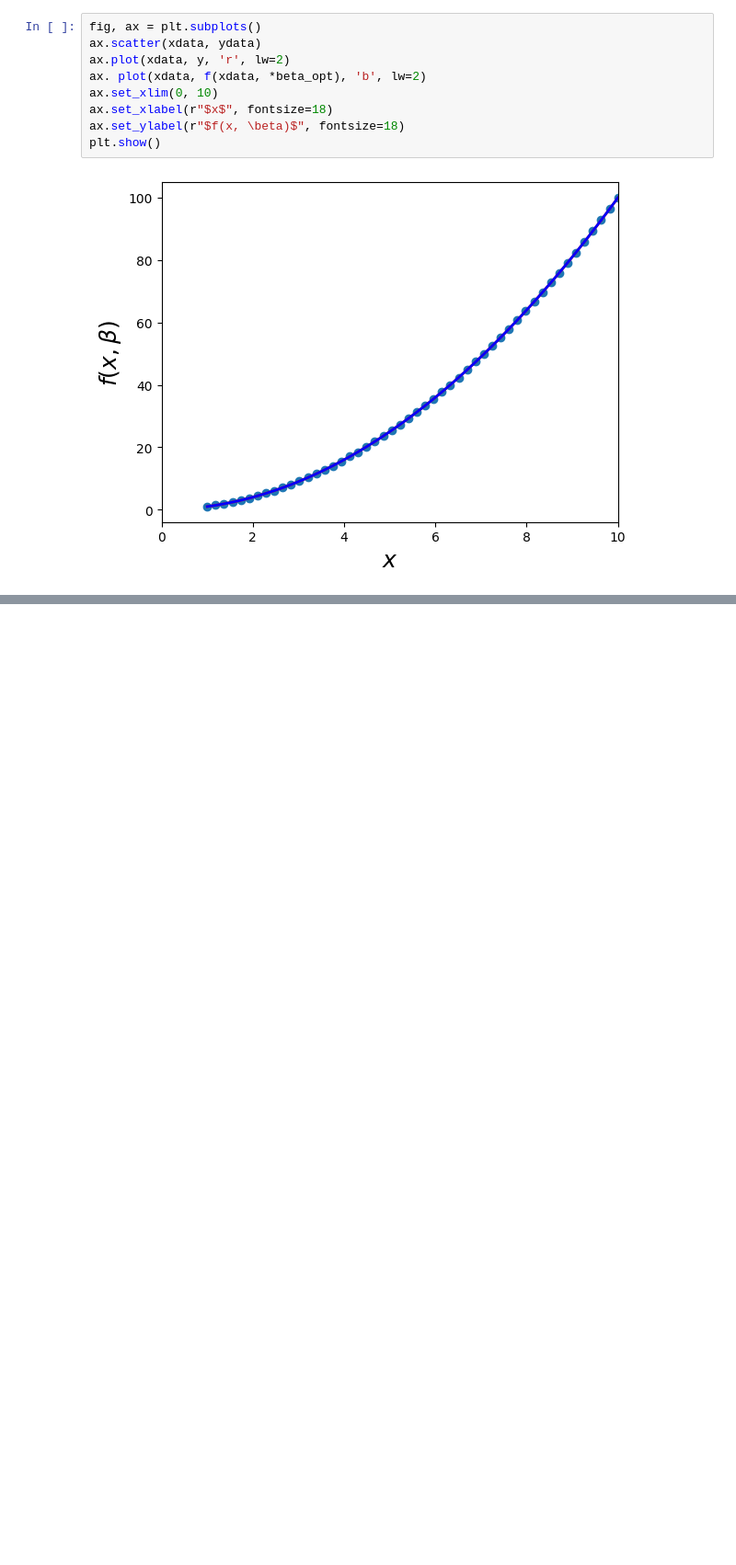
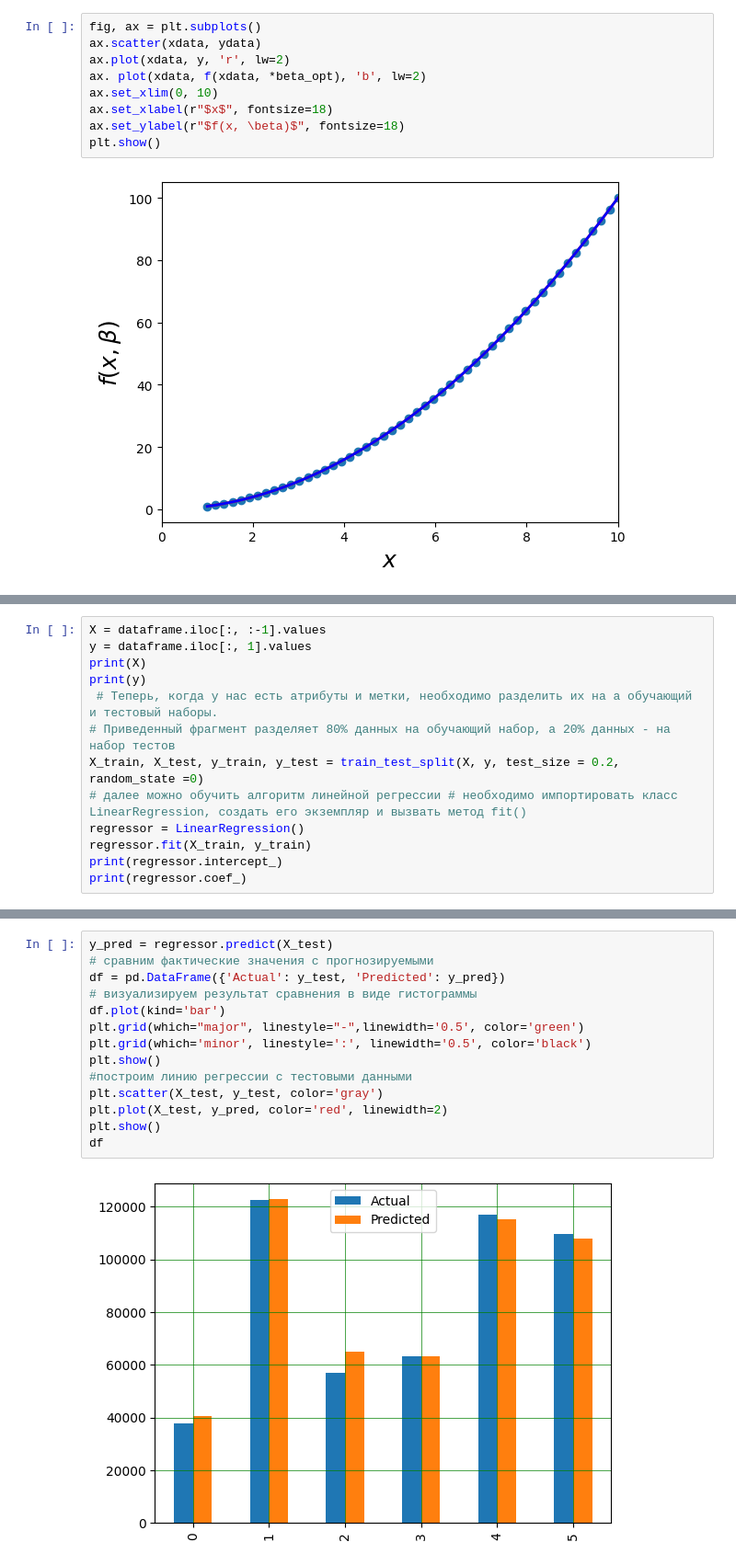
Before and after one commit to smurfac4/FUCKING-SHIT, a Jupyter notebook: ии/4/4.ipynb, the cells around one changed output, grey strips where cells are left out. Shown: that part at 92% size. Drawn from its saved outputs; the diff is of its cells as text; blank space fills up the shorter version.

```diff
--- a/ии/4/4.ipynb
+++ b/ии/4/4.ipynb
@@ -197,0 +246,13 @@ plt.show()
+# %%
+X = dataframe.iloc[:, :-1].values
+y = dataframe.iloc[:, 1].values
+print(X)
+print(y)
+ # Теперь, когда у нас есть атрибуты и метки, необходимо разделить их на а обучающий и тестовый наборы.
+# Приведенный фрагмент разделяет 80% данных на обучающий набор, а 20% данных - на набор тестов
+X_train, X_test, y_train, y_test = train_test_split(X, y, test_size = 0.2, random_state =0)
+# далее можно обучить алгоритм линейной регрессии # необходимо импортировать класс LinearRegression, создать его экземпляр и вызвать метод fit()
+regressor = LinearRegression()
+regressor.fit(X_train, y_train)
+print(regressor.intercept_)
+print(regressor.coef_)
@@ -197,0 +277,16 @@ plt.show()
+# %%
+y_pred = regressor.predict(X_test)
+# сравним фактические значения с прогнозируемыми
+df = pd.DataFrame({'Actual': y_test, 'Predicted': y_pred})
+# визуализируем результат сравнения в виде гистограммы
+df.plot(kind='bar')
+plt.grid(which="major", linestyle="-",linewidth='0.5', color='green')
+plt.grid(which='minor', linestyle=':', linewidth='0.5', color='black')
+plt.show()
+#построим линию регрессии с тестовыми данными
+plt.scatter(X_test, y_test, color='gray')
+plt.plot(X_test, y_pred, color='red', linewidth=2)
+plt.show()
+df
+# %% [output]
+[figure, added]
```
Also changed, not shown: parts of 13 cells of this notebook, 2 other files.
